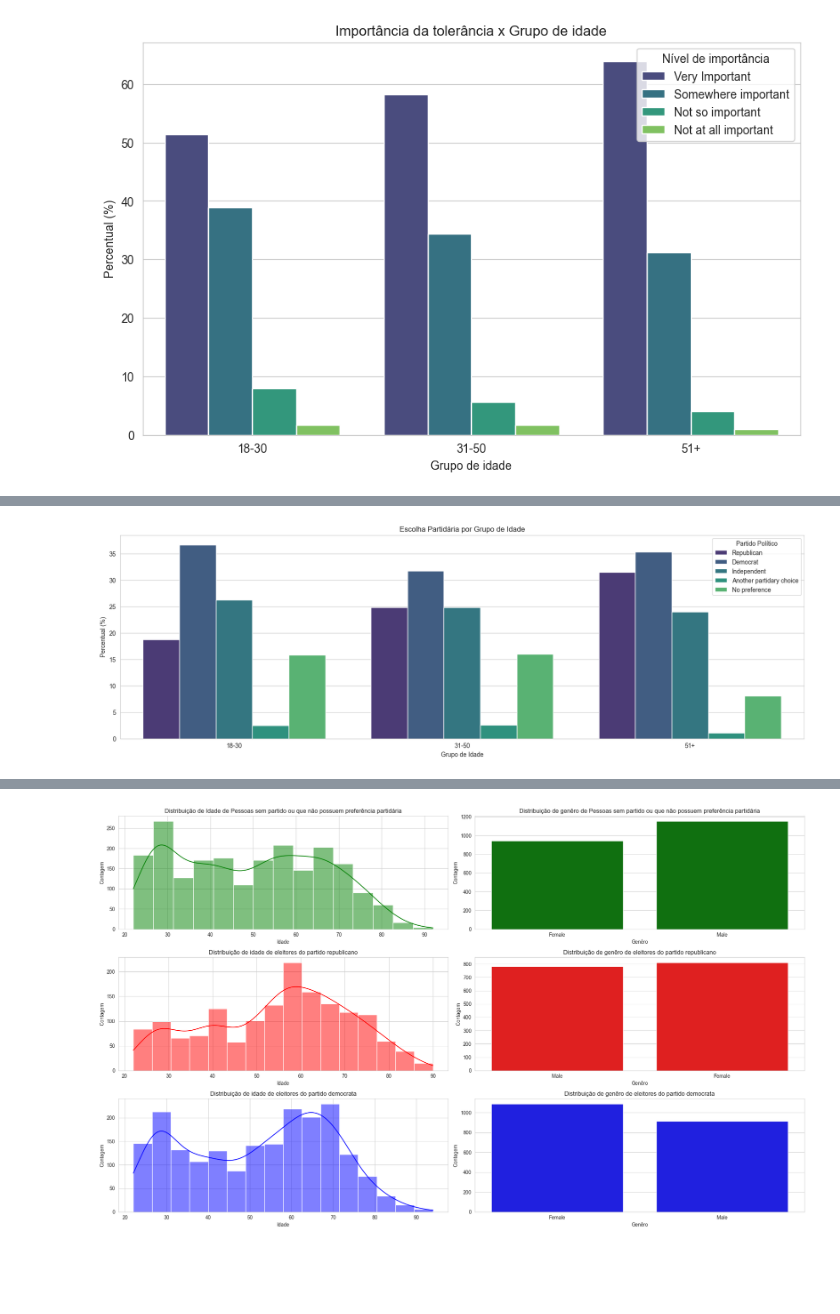
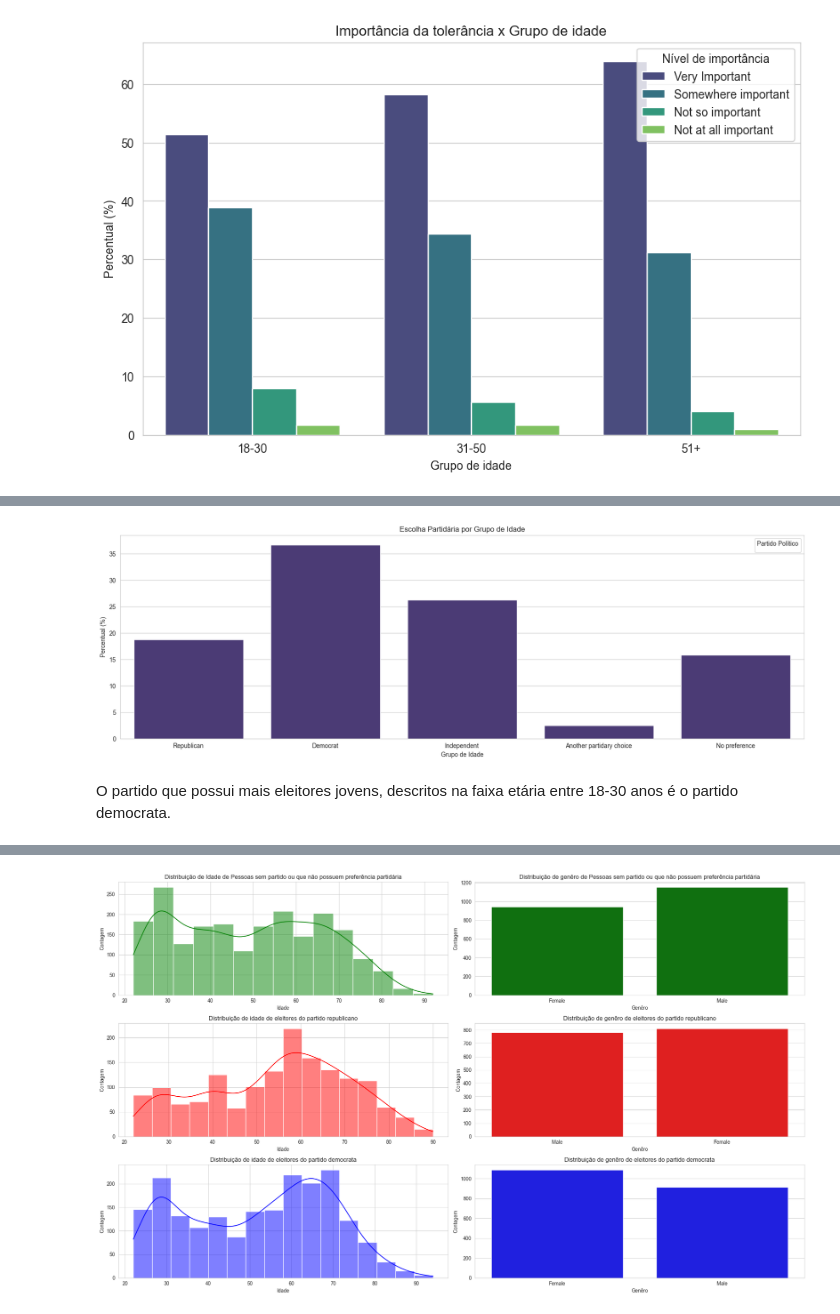
Before and after one commit to raulward/non-voters-project, a Jupyter notebook: workbook.ipynb, the cells around one changed output, grey strips where cells are left out. Cells and saved outputs as stored; diff of their text form; code cells hidden in the pictures; blank space fills up the shorter version.

```diff
--- a/workbook.ipynb
+++ b/workbook.ipynb
@@ -322,5 +330,7 @@ plt.show()
 # %%
 df_voter_choice = df_non_voters[["age_group", "Q30"]]
+
+df_voter_choice = df_voter_choice[df_voter_choice["age_group"] == "18-30"]
 
 df_voter_choice = df_voter_choice.groupby(["age_group", "Q30"]).size().reset_index(name="count")
 
@@ -361,18 +361,20 @@ def partidary_choice(num):
 # %%
 plt.figure(figsize=(20, 6))
 
 
 df_voter_choice["Q30"] = df_voter_choice["Q30"].apply(partidary_choice)
 
-sns.barplot(data=df_voter_choice, x="age_group", y="percent_partidary_choice_age", hue="Q30", errorbar=None)
+sns.barplot(data=df_voter_choice, x="Q30", y="percent_partidary_choice_age", dodge=True, errorbar=None)
 
 plt.title("Escolha Partidária por Grupo de Idade")
 plt.xlabel("Grupo de Idade")
 plt.ylabel("Percentual (%)")
 plt.legend(title="Partido Político")
 plt.show()
 # %% [output]
-[figure, old version]
+[figure, new version]
+# %% [markdown]
+O partido que possui mais eleitores jovens, descritos na faixa etária entre 18-30 anos é o partido democrata.
 # %%
 df_voter_choice_g = df_non_voters[["gender", "Q30"]]
 
```
Also changed, not shown: parts of 23 cells of this notebook.
